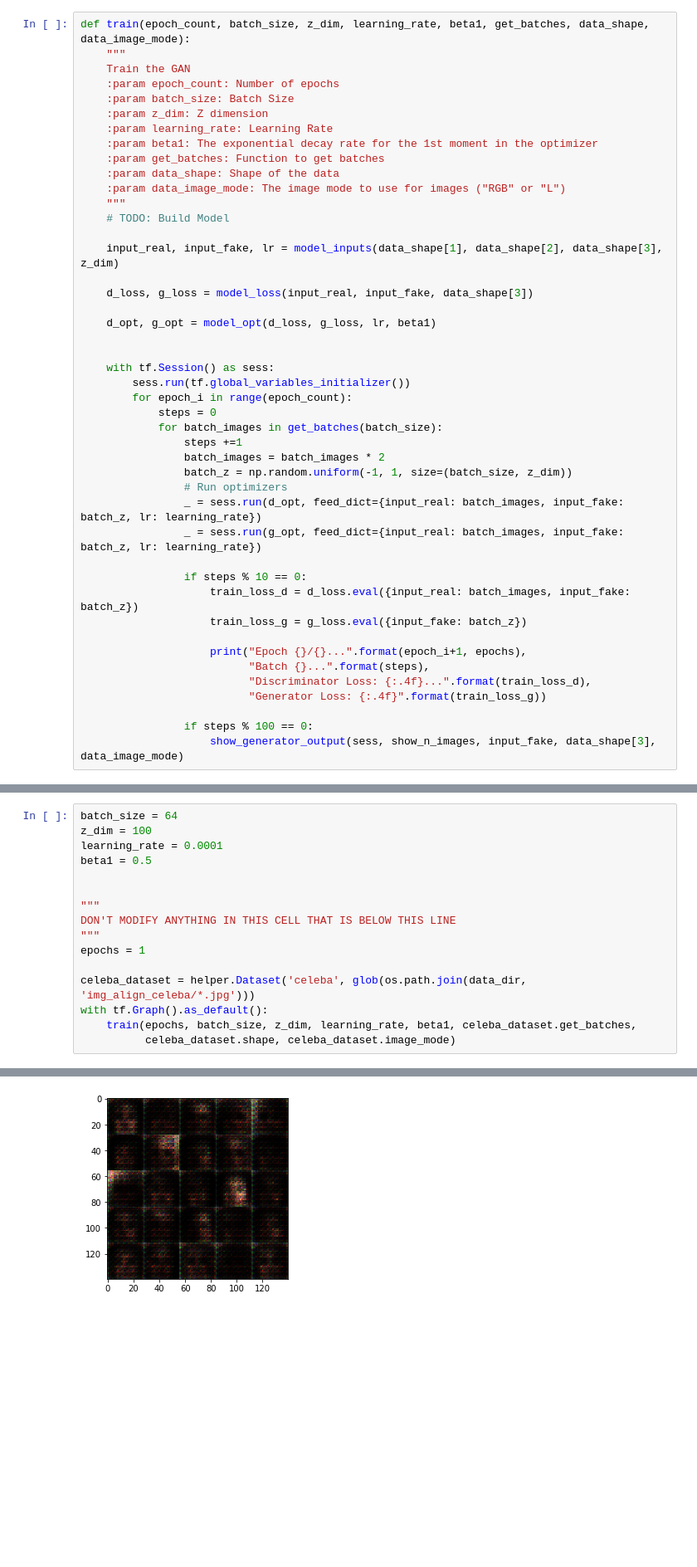
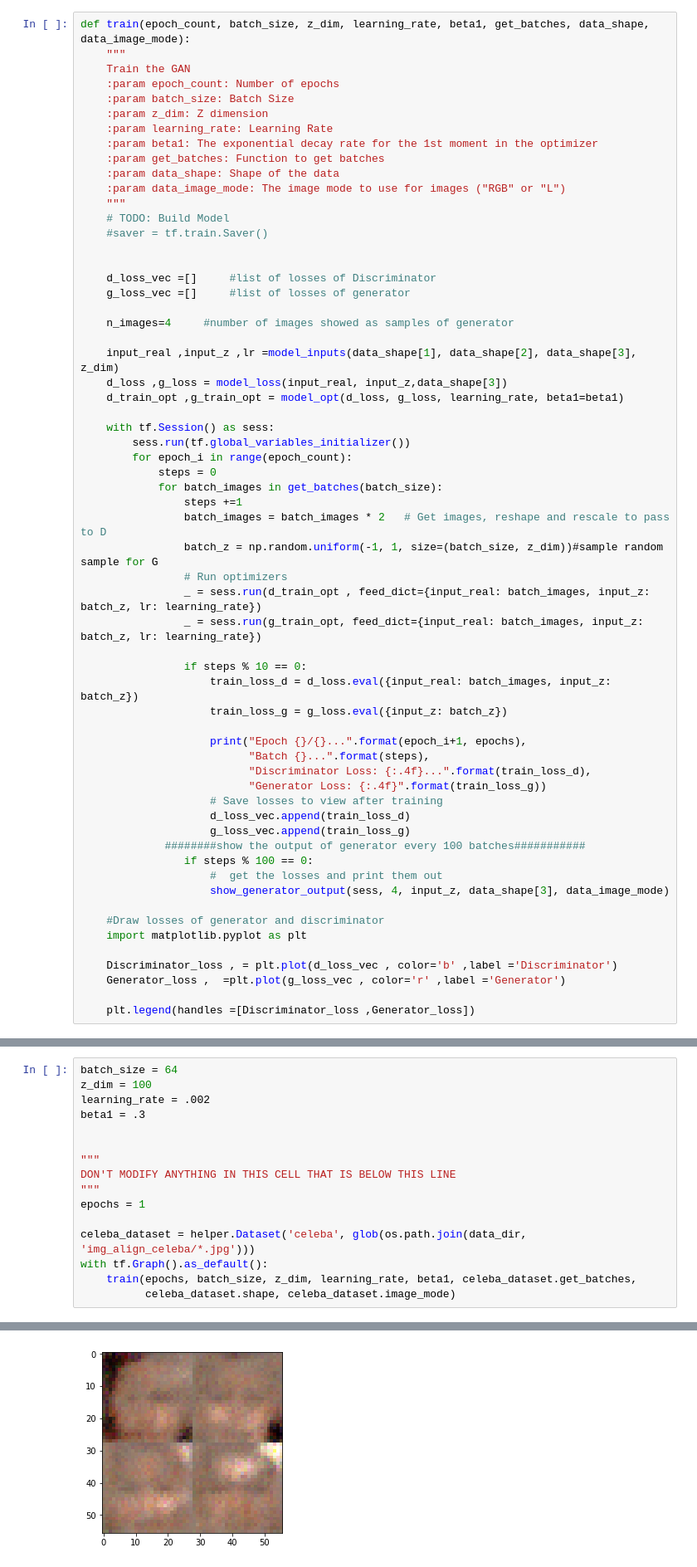
Before and after one commit to HananBahy/face_generation, a Jupyter notebook: dlnd_face_generation.ipynb, the cells around one changed output, grey strips where cells are left out. Shown at 83% size. Drawn from its saved outputs; the diff is of its cells as text; blank space fills up the shorter version.

```diff
--- a/dlnd_face_generation.ipynb
+++ b/dlnd_face_generation.ipynb
@@ -361,13 +416,17 @@ def train(epoch_count, batch_size, z_dim, learning_rate, beta1, get_batches, dat
     :param data_image_mode: The image mode to use for images ("RGB" or "L")
     """
     # TODO: Build Model
+    #saver = tf.train.Saver()
 
-    input_real, input_fake, lr = model_inputs(data_shape[1], data_shape[2], data_shape[3], z_dim)
 
-    d_loss, g_loss = model_loss(input_real, input_fake, data_shape[3])
+    d_loss_vec =[]     #list of losses of Discriminator
+    g_loss_vec =[]     #list of losses of generator
 
-    d_opt, g_opt = model_opt(d_loss, g_loss, lr, beta1)
+    n_images=4     #number of images showed as samples of generator
 
+    input_real ,input_z ,lr =model_inputs(data_shape[1], data_shape[2], data_shape[3], z_dim)
+    d_loss ,g_loss = model_loss(input_real, input_z,data_shape[3])
+    d_train_opt ,g_train_opt = model_opt(d_loss, g_loss, learning_rate, beta1=beta1)
 
     with tf.Session() as sess:
         sess.run(tf.global_variables_initializer())
@@ -375,23 +434,35 @@ def train(epoch_count, batch_size, z_dim, learning_rate, beta1, get_batches, dat
             steps = 0
             for batch_images in get_batches(batch_size):
                 steps +=1
-                batch_images = batch_images * 2
-                batch_z = np.random.uniform(-1, 1, size=(batch_size, z_dim))
+                batch_images = batch_images * 2   # Get images, reshape and rescale to pass to D
+                batch_z = np.random.uniform(-1, 1, size=(batch_size, z_dim))#sample random sample for G
                 # Run optimizers
-                _ = sess.run(d_opt, feed_dict={input_real: batch_images, input_fake: batch_z, lr: learning_rate})
-                _ = sess.run(g_opt, feed_dict={input_real: batch_images, input_fake: batch_z, lr: learning_rate})
+                _ = sess.run(d_train_opt , feed_dict={input_real: batch_images, input_z: batch_z, lr: learning_rate})
+                _ = sess.run(g_train_opt, feed_dict={input_real: batch_images, input_z: batch_z, lr: learning_rate})
 
                 if steps % 10 == 0:
-                    train_loss_d = d_loss.eval({input_real: batch_images, input_fake: batch_z})
-                    train_loss_g = g_loss.eval({input_fake: batch_z})
+                    train_loss_d = d_loss.eval({input_real: batch_images, input_z: batch_z})
+                    train_loss_g = g_loss.eval({input_z: batch_z})
 
                     print("Epoch {}/{}...".format(epoch_i+1, epochs),
                           "Batch {}...".format(steps),
                           "Discriminator Loss: {:.4f}...".format(train_loss_d),
                           "Generator Loss: {:.4f}".format(train_loss_g))
+                    # Save losses to view after training
+                    d_loss_vec.append(train_loss_d)
+                    g_loss_vec.append(train_loss_g)
+             ########show the output of generator every 100 batches###########
+                if steps % 100 == 0:
+                    #  get the losses and print them out
+                    show_generator_output(sess, 4, input_z, data_shape[3], data_image_mode)
 
-                if steps % 100 == 0:
-                    show_generator_output(sess, show_n_images, input_fake, data_shape[3], data_image_mode)
+    #Draw losses of generator and discriminator
+    import matplotlib.pyplot as plt
+
+    Discriminator_loss , = plt.plot(d_loss_vec , color='b' ,label ='Discriminator')
+    Generator_loss ,  =plt.plot(g_loss_vec , color='r' ,label ='Generator')
+
+    plt.legend(handles =[Discriminator_loss ,Generator_loss])
 # %% [markdown]
 ### MNIST
 Test your GANs architecture on MNIST.  After 2 epochs, the GANs should be able to generate images that look like handwritten digits.  Make sure the loss of the generator is lower than the loss of the discriminator or close to 0.
@@ -491,8 +558,8 @@ Run your GANs on CelebA.  It will take around 20 minutes on the average GPU to r
 # %%
 batch_size = 64
 z_dim = 100
-learning_rate = 0.0001
-beta1 = 0.5
+learning_rate = .002
+beta1 = .3
 
 
 """
@@ -529 +596 @@ Epoch 1/1... Batch 200... Discriminator Loss: 1.3467... Generator Loss: 0.7150
-[figure, old version]
+[figure, new version]
```
Also changed, not shown: parts of 9 cells of this notebook.
